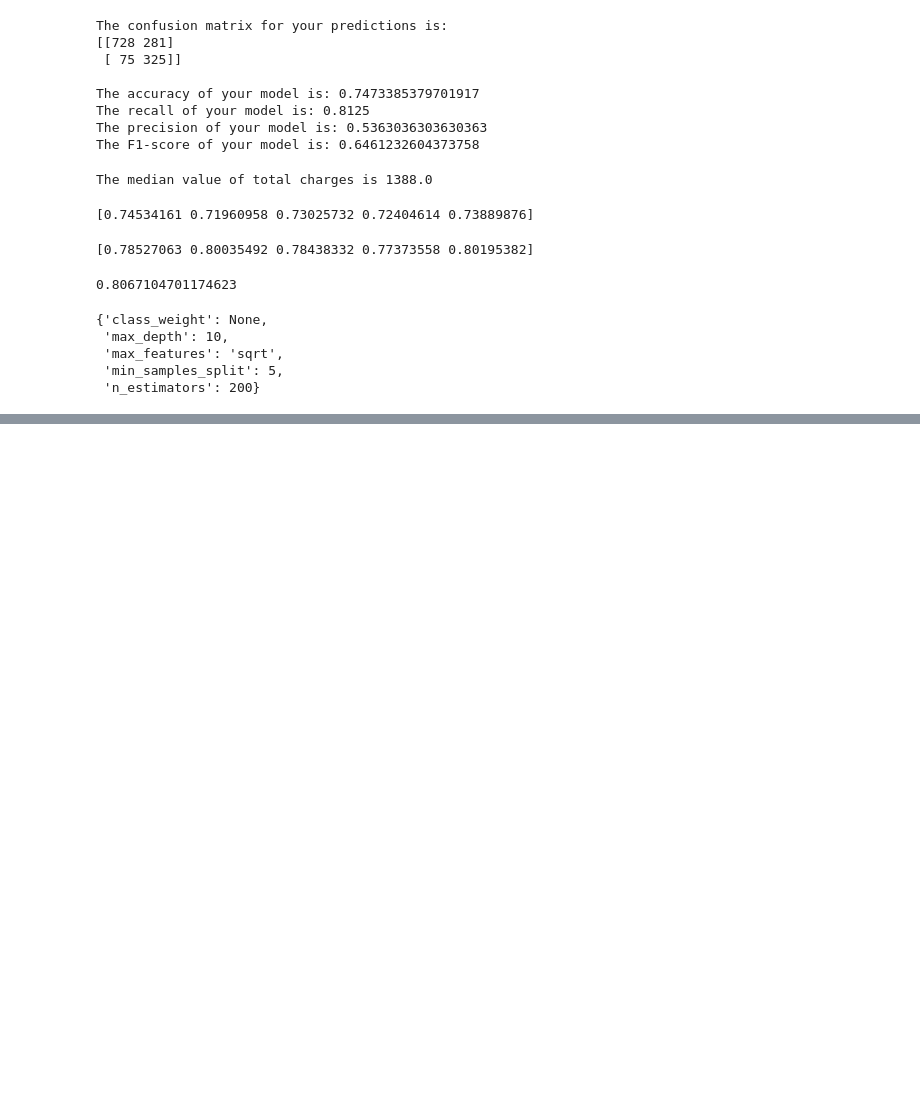
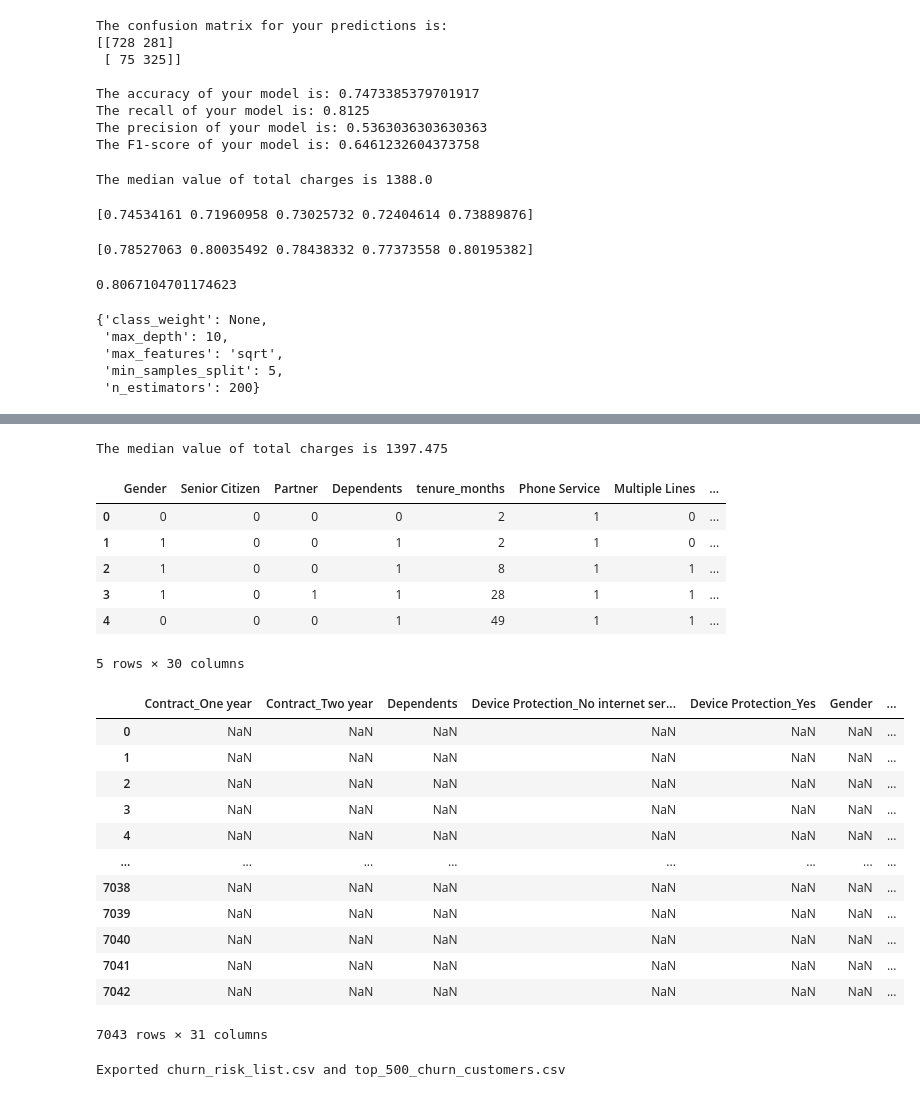
Before and after one commit to kirilvino/Swan-Project-Team-7, a Jupyter notebook: SwanKiril.ipynb, the cells around one changed output, grey strips where cells are left out. Saved outputs shown, nothing was run; the diff lists cells and outputs as text; code cells hidden in the pictures; blank space fills up the shorter version.

```diff
--- a/SwanKiril.ipynb
+++ b/SwanKiril.ipynb
@@ -409,0 +410,44 @@ ROC AUC: 0.8369425173439048
+# %%
+X_fe = feature_engineering(X)
+median = X_fe.loc[~(X_fe['total_charges'] == ' ')]['total_charges'].astype('float').median()
+print(f'The median value of total charges is {median}')
+X_fe['total_charges'] = X_fe['total_charges'].replace({' ': median})
+X_fe['churn_probability'] = rf.predict_proba(X_fe)[:, 1]
+# %% [output]
+The median value of total charges is 1397.475
+# %%
+display(X_fe.head())
+X_fe['customer_id'] = df['customer_id']
+X_fe['churn_value'] = df['churn_value']
+X_fe = X_fe[X_fe['churn_value'] != 1 ]
+display(list)
+# Export churn risk list
+X_fe[['customer_id', 'churn_probability']].to_csv("churn_risk_list.csv", index=False)
+
+# Export top 500 likely churners
+top_500 = X_fe.nlargest(500, 'churn_probability')
+top_500[['customer_id', 'churn_probability']].to_csv("top_500_churn_customers.csv", index=False)
+
+print("Exported churn_risk_list.csv and top_500_churn_customers.csv")
+# %% [output]
+|  | Gender | Senior Citizen | Partner | Dependents | tenure_months | Phone Service | Multiple Lines | ... |
+| 0 | 0 | 0 | 0 | 0 | 2 | 1 | 0 | ... |
+| 1 | 1 | 0 | 0 | 1 | 2 | 1 | 0 | ... |
+| 2 | 1 | 0 | 0 | 1 | 8 | 1 | 1 | ... |
+| 3 | 1 | 0 | 1 | 1 | 28 | 1 | 1 | ... |
+| 4 | 0 | 0 | 0 | 1 | 49 | 1 | 1 | ... |
+5 rows × 30 columns
+|  | Contract_One year | Contract_Two year | Dependents | Device Protection_No internet ser... | Device Protection_Yes | Gender | ... |
+| 0 | NaN | NaN | NaN | NaN | NaN | NaN | ... |
+| 1 | NaN | NaN | NaN | NaN | NaN | NaN | ... |
+| 2 | NaN | NaN | NaN | NaN | NaN | NaN | ... |
+| 3 | NaN | NaN | NaN | NaN | NaN | NaN | ... |
+| 4 | NaN | NaN | NaN | NaN | NaN | NaN | ... |
+| ... | ... | ... | ... | ... | ... | ... | ... |
+| 7038 | NaN | NaN | NaN | NaN | NaN | NaN | ... |
+| 7039 | NaN | NaN | NaN | NaN | NaN | NaN | ... |
+| 7040 | NaN | NaN | NaN | NaN | NaN | NaN | ... |
+| 7041 | NaN | NaN | NaN | NaN | NaN | NaN | ... |
+| 7042 | NaN | NaN | NaN | NaN | NaN | NaN | ... |
+7043 rows × 31 columns
+Exported churn_risk_list.csv and top_500_churn_customers.csv
```
Also changed, not shown: parts of 1 cell of this notebook, 1 other file.
